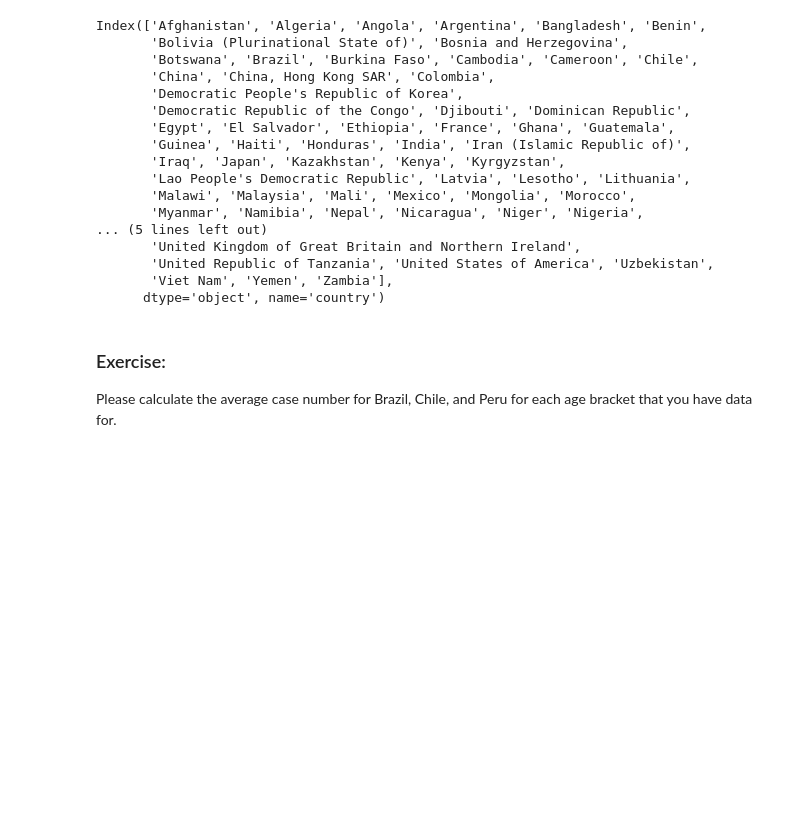
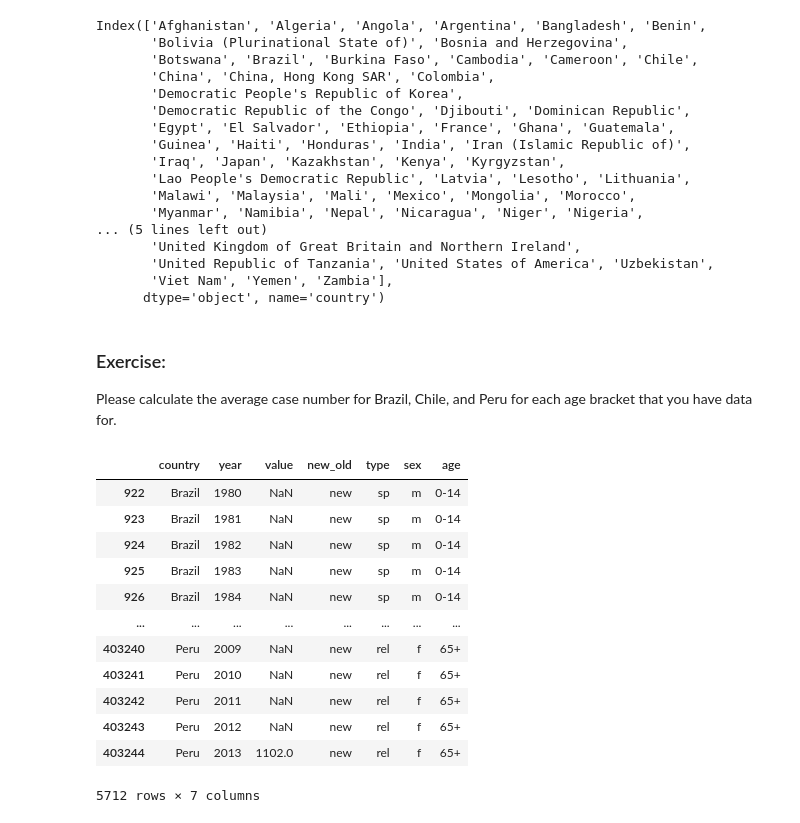
Before and after one commit to timplab/bcmb_bootcamp, a Jupyter notebook: day2/notebooks/tidying.ipynb, the cells around one changed output. Cells and saved outputs as stored; diff of their text form; code cells hidden in the pictures; blank space fills up the shorter version.

```diff
--- a/day2/notebooks/tidying.ipynb
+++ b/day2/notebooks/tidying.ipynb
@@ -316,3 +394,20 @@ Index(['Afghanistan', 'Algeria', 'Angola', 'Argentina', 'Bangladesh', 'Benin',
 # %% [markdown]
 ### Exercise:
 Please calculate the average case number for Brazil, Chile, and Peru for each age bracket that you have data for.
+# %%
+sa=tb[tb.country.isin(['Brazil', 'Chile','Peru'])]
+sa
+# %% [output]
+|  | country | year | value | new_old | type | sex | age |
+| 922 | Brazil | 1980 | NaN | new | sp | m | 0-14 |
+| 923 | Brazil | 1981 | NaN | new | sp | m | 0-14 |
+| 924 | Brazil | 1982 | NaN | new | sp | m | 0-14 |
+| 925 | Brazil | 1983 | NaN | new | sp | m | 0-14 |
+| 926 | Brazil | 1984 | NaN | new | sp | m | 0-14 |
+| ... | ... | ... | ... | ... | ... | ... | ... |
+| 403240 | Peru | 2009 | NaN | new | rel | f | 65+ |
+| 403241 | Peru | 2010 | NaN | new | rel | f | 65+ |
+| 403242 | Peru | 2011 | NaN | new | rel | f | 65+ |
+| 403243 | Peru | 2012 | NaN | new | rel | f | 65+ |
+| 403244 | Peru | 2013 | 1102.0 | new | rel | f | 65+ |
+5712 rows × 7 columns
```
Also changed, not shown: parts of 7 cells of this notebook, 3 other files.
